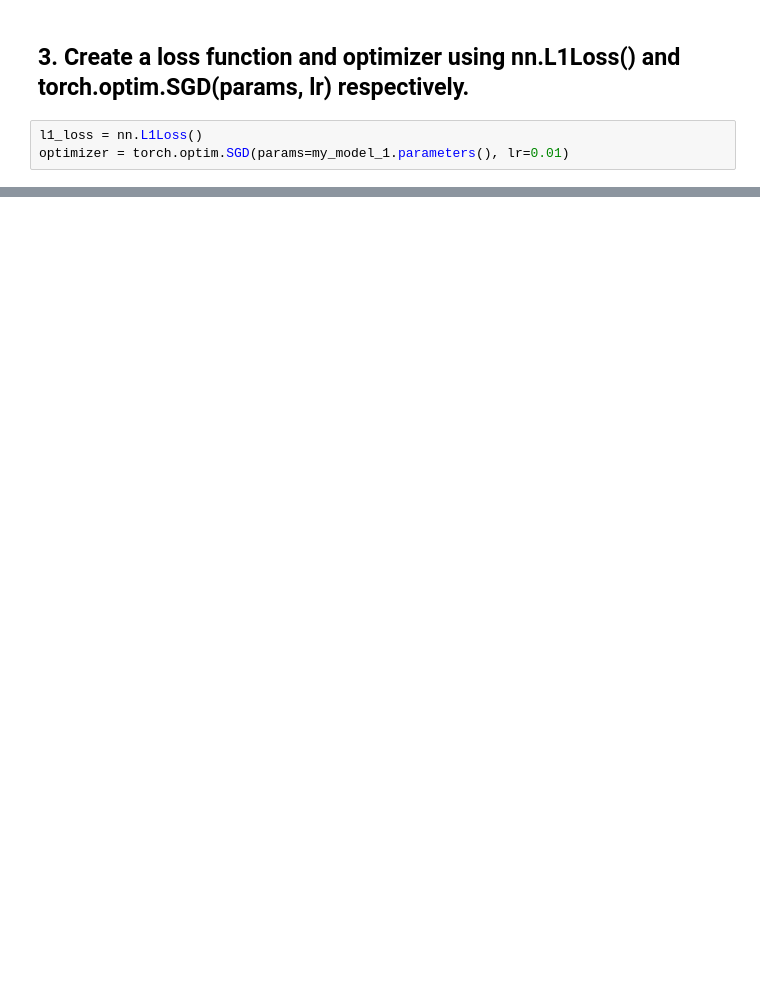
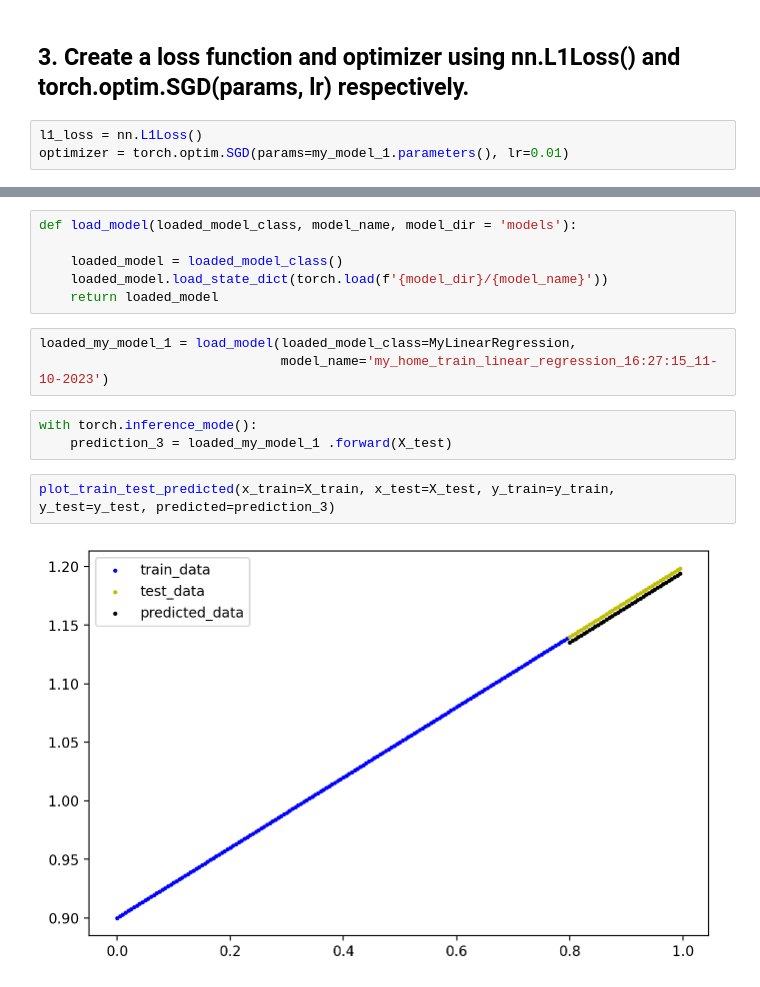
Before and after one commit to Dimaaan1997/PyTorch-for-Deep-Learning, a Jupyter notebook: 01-PyTorchWorkflowFundamentals/01-Exercises.ipynb, the cells around one changed output, grey strips where cells are left out. Drawn from its saved outputs; the diff is of its cells as text; blank space fills up the shorter version.

```diff
--- a/01-PyTorchWorkflowFundamentals/01-Exercises.ipynb
+++ b/01-PyTorchWorkflowFundamentals/01-Exercises.ipynb
@@ -197,0 +225,16 @@ TypeError: unsupported operand type(s) for /: 'list' and 'int'
+# %%
+def load_model(loaded_model_class, model_name, model_dir = 'models'):
+
+    loaded_model = loaded_model_class()
+    loaded_model.load_state_dict(torch.load(f'{model_dir}/{model_name}'))
+    return loaded_model
+# %%
+loaded_my_model_1 = load_model(loaded_model_class=MyLinearRegression,
+                               model_name='my_home_train_linear_regression_16:27:15_11-10-2023')
+# %%
+with torch.inference_mode():
+    prediction_3 = loaded_my_model_1 .forward(X_test)
+# %%
+plot_train_test_predicted(x_train=X_train, x_test=X_test, y_train=y_train, y_test=y_test, predicted=prediction_3)
+# %% [output]
+[figure, added]
```
Also changed, not shown: parts of 19 cells of this notebook, 2 other files.
